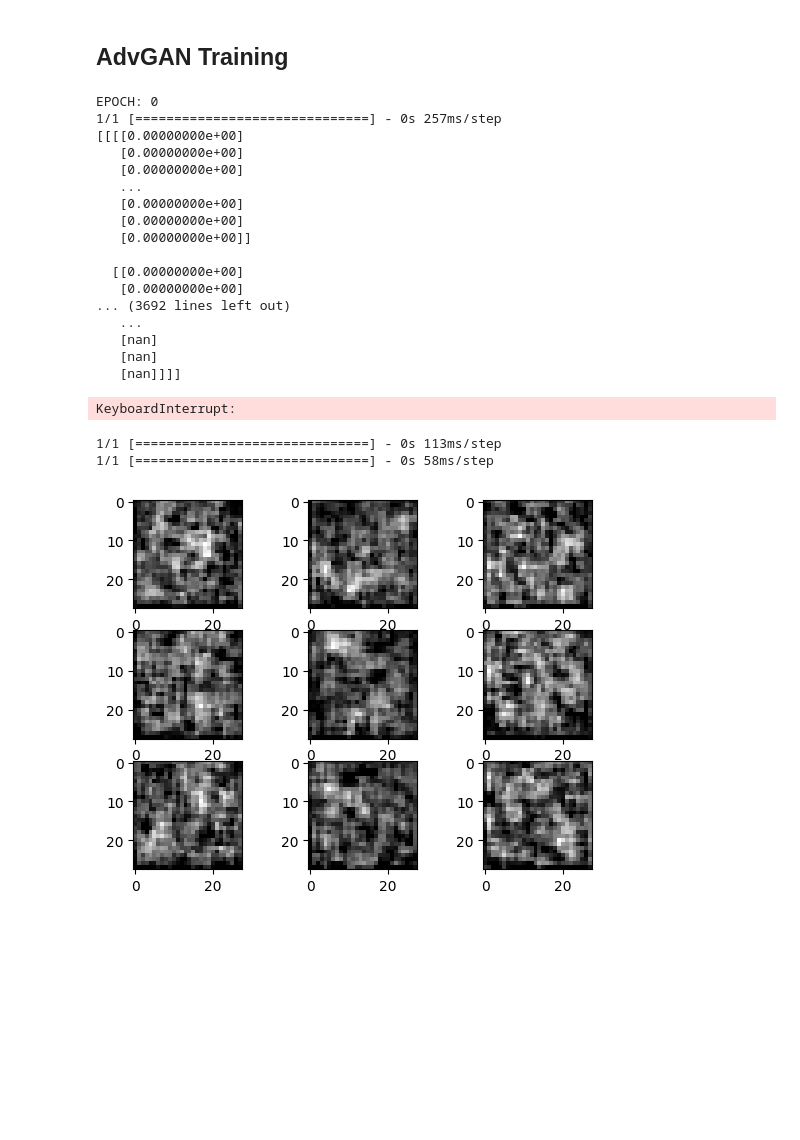
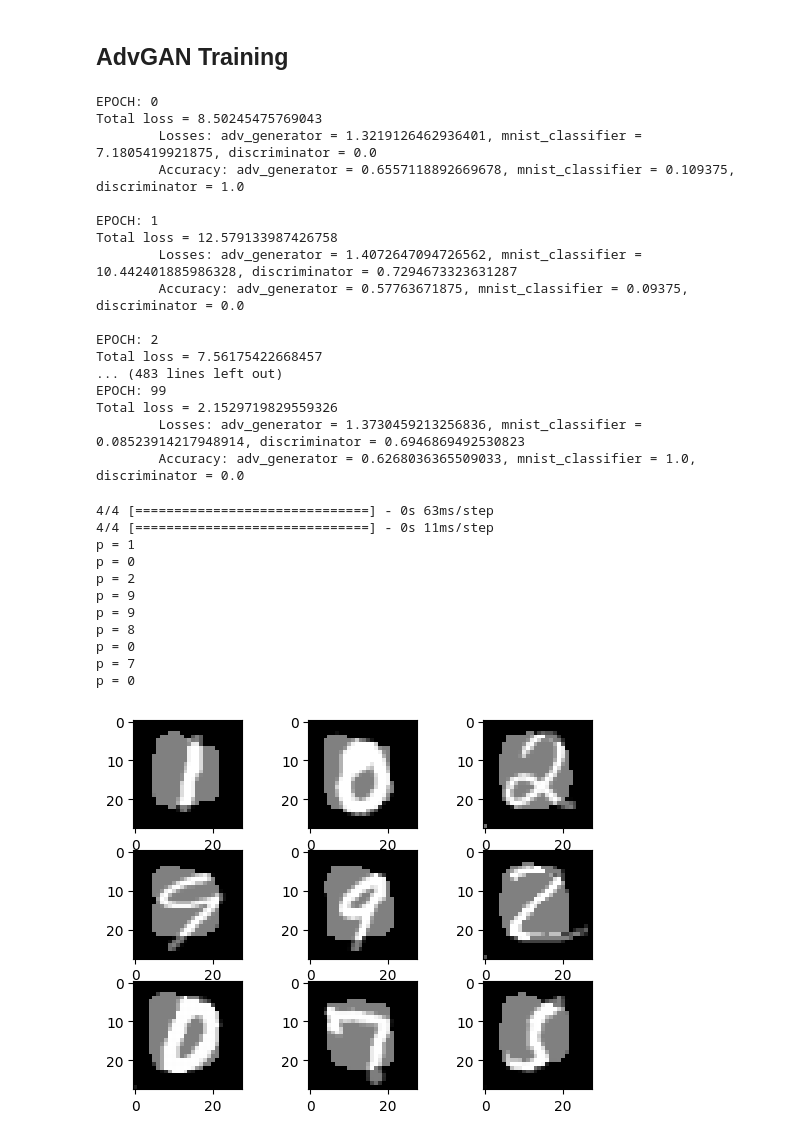
Before and after one commit to Phoebzo/DV2607-Project, a Jupyter notebook: main.ipynb, the cells around one changed output. Saved outputs shown, nothing was run; the diff lists cells and outputs as text; code cells hidden in the pictures; blank space fills up the shorter version.

```diff
--- a/main.ipynb
+++ b/main.ipynb
@@ -90,18 +90,26 @@ def create_adv_generator():
     # Create a CNN model
     model = Sequential(name="adv_generator")
 
+    # Add same layers as classifier --> feauture extraction
     model.add(Conv2D(28, (3,3), activation='relu', padding="same", input_shape=(28,28,1), name="image_input"))
     model.add(MaxPooling2D((2, 2)))
 
-    model.add(Conv2D(28, (3,3), activation='relu', padding="same"))
+    model.add(Conv2D(56, (3,3), activation='relu', padding="same"))
+    model.add(MaxPooling2D((2, 2)))
+
+    # Add some layers that perturbes
+    model.add(Conv2D(56, (3,3), activation='relu', padding="same"))
     model.add(BatchNormalization(momentum=0.8))
-    model.add(LeakyReLU())
 
     model.add(UpSampling2D())
     model.add(Conv2D(56, (3,3), activation='relu', padding="same"))
     model.add(BatchNormalization(momentum=0.8))
-    model.add(LeakyReLU())
 
+    model.add(UpSampling2D())
+    model.add(Conv2D(56, (3,3), activation='relu', padding="same"))
+    model.add(BatchNormalization(momentum=0.8))
+
+    # Add outputlayer
     model.add(Conv2D(1, (3,3), activation='relu', padding="same"))
     model.add(Activation('tanh', name="adv_image_output"))
 
@@ -271,7 +279,7 @@ ________________________________________________________________________________
 # %% [markdown]
 ## AdvGAN Training
 # %%
-BATCH_SIZE = 32
+BATCH_SIZE = 128
 EPOCHS = 100
 
 y_real = np.ones((BATCH_SIZE, 1))
@@ -289,10 +297,7 @@ for epoch in range(EPOCHS):
     print(f"EPOCH: {epoch}")
     x_real = np.array(random.choices(train_X, k=BATCH_SIZE))
 
-    perturbations = adv_generator.predict(x_real)
-    # x_fake_prediction = model.predict(x_fake)
-    # x_fake_validity = discriminator.predict(x_fake)
-    print(perturbations)
+    perturbations = adv_generator.predict(x_real, verbose=0)
     x_fake = x_real + perturbations
 
     discriminator.train_on_batch(x=x_real, y=y_real)
@@ -304,44 +309,51 @@ for epoch in range(EPOCHS):
         "adv_generator": hinge_limit
     }
 
-    advGAN_model.train_on_batch(x=x_real, y=y)
-
-# advGAN_model.fit(x=x_fake, y=y, epochs=1, batch_size=BATCH_SIZE, verbose=2)
+    loss = advGAN_model.train_on_batch(x=x_real, y=y)
+    print(f"Total loss = {loss[0]} \n\tLosses: adv_generator = {loss[1]}, mnist_classifier = {loss[2]}, discriminator = {loss[3]}\n\tAccuracy: adv_generator = {loss[4]}, mnist_classifier = {loss[5]}, discriminator = {loss[6]} \n")
 
 # adv_generator.save("mnist_adv_generator.h5")
 # discriminator.save("mnist_adv_discriminator.h5")
 # %% [output]
 EPOCH: 0
-1/1 [==============================] - 0s 257ms/step
-[[[[0.00000000e+00]
-   [0.00000000e+00]
-   [0.00000000e+00]
-   ...
-   [0.00000000e+00]
-   [0.00000000e+00]
-   [0.00000000e+00]]
+Total loss = 8.50245475769043
+        Losses: adv_generator = 1.3219126462936401, mnist_classifier = 7.1805419921875, discriminator = 0.0
+        Accuracy: adv_generator = 0.6557118892669678, mnist_classifier = 0.109375, discriminator = 1.0
 
-  [[0.00000000e+00]
-   [0.00000000e+00]
-... (3692 lines left out)
-   ...
-   [nan]
-   [nan]
-   [nan]]]]
+EPOCH: 1
+Total loss = 12.579133987426758
+        Losses: adv_generator = 1.4072647094726562, mnist_classifier = 10.442401885986328, discriminator = 0.7294673323631287
+        Accuracy: adv_generator = 0.57763671875, mnist_classifier = 0.09375, discriminator = 0.0
+
+EPOCH: 2
+Total loss = 7.56175422668457
+... (483 lines left out)
+EPOCH: 99
+Total loss = 2.1529719829559326
+        Losses: adv_generator = 1.3730459213256836, mnist_classifier = 0.08523914217948914, discriminator = 0.6946869492530823
+        Accuracy: adv_generator = 0.6268036365509033, mnist_classifier = 1.0, discriminator = 0.0
-KeyboardInterrupt:
 # %%
 x_real = np.array(random.choices(train_X, k=BATCH_SIZE))
 
 perturbations = adv_generator.predict(x_real)
 x_fake = np.add(x_real, perturbations)
-x_fake_labels = model.predict(x_real)
+x_fake_labels = model.predict(x_fake)
 
 for i in range(9):
     fig = plt.subplot(3, 3, i+1)
     plt.imshow(x_fake[i], cmap=plt.get_cmap('gray'))
     print(f'p = {np.argmax(x_fake_labels[i])}')
 plt.show()
 # %% [output]
-1/1 [==============================] - 0s 113ms/step
-1/1 [==============================] - 0s 58ms/step
+4/4 [==============================] - 0s 63ms/step
+4/4 [==============================] - 0s 11ms/step
+p = 1
+p = 0
+p = 2
+p = 9
+p = 9
+p = 8
+p = 0
+p = 7
+p = 0
-[figure, old version]
+[figure, new version]
```
Also changed, not shown: parts of 3 cells of this notebook, 1 other file.
